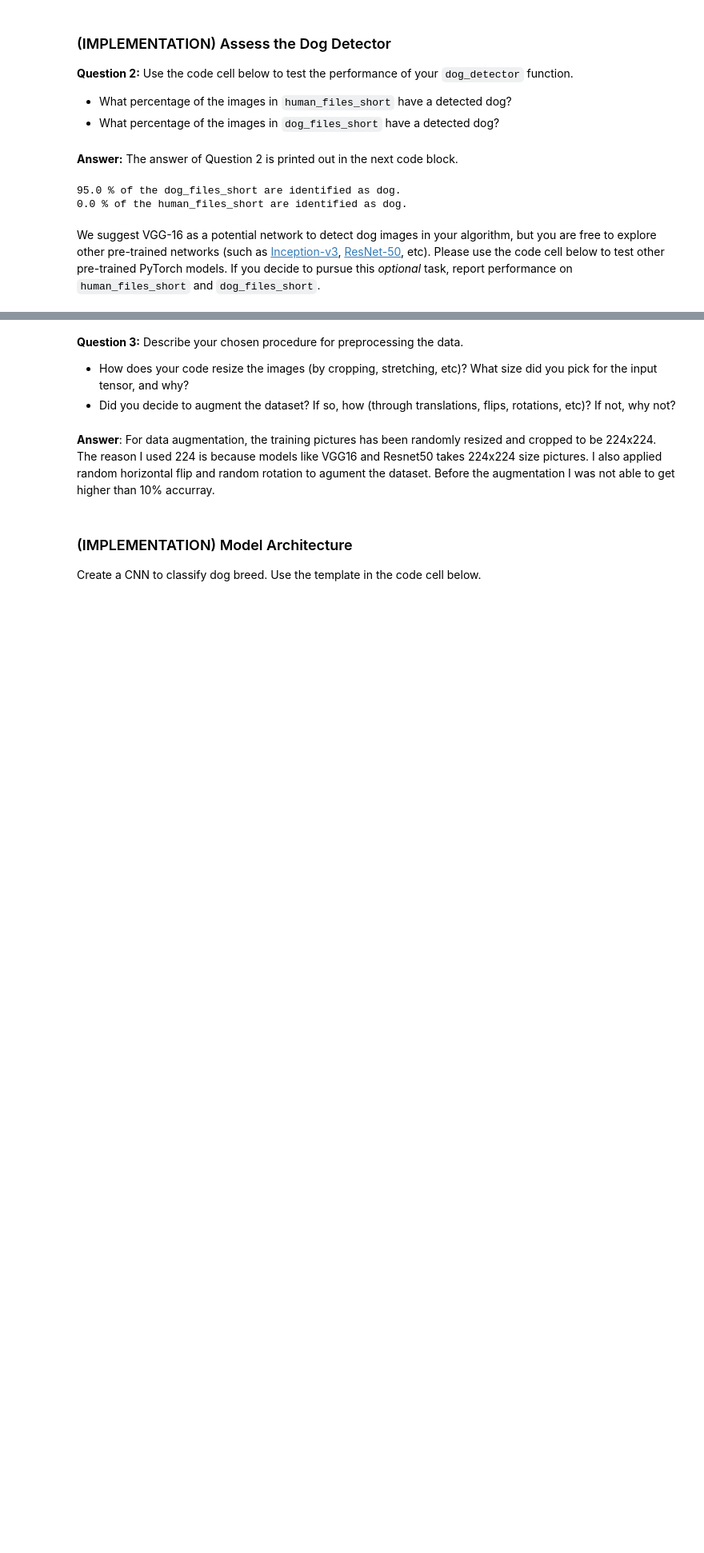
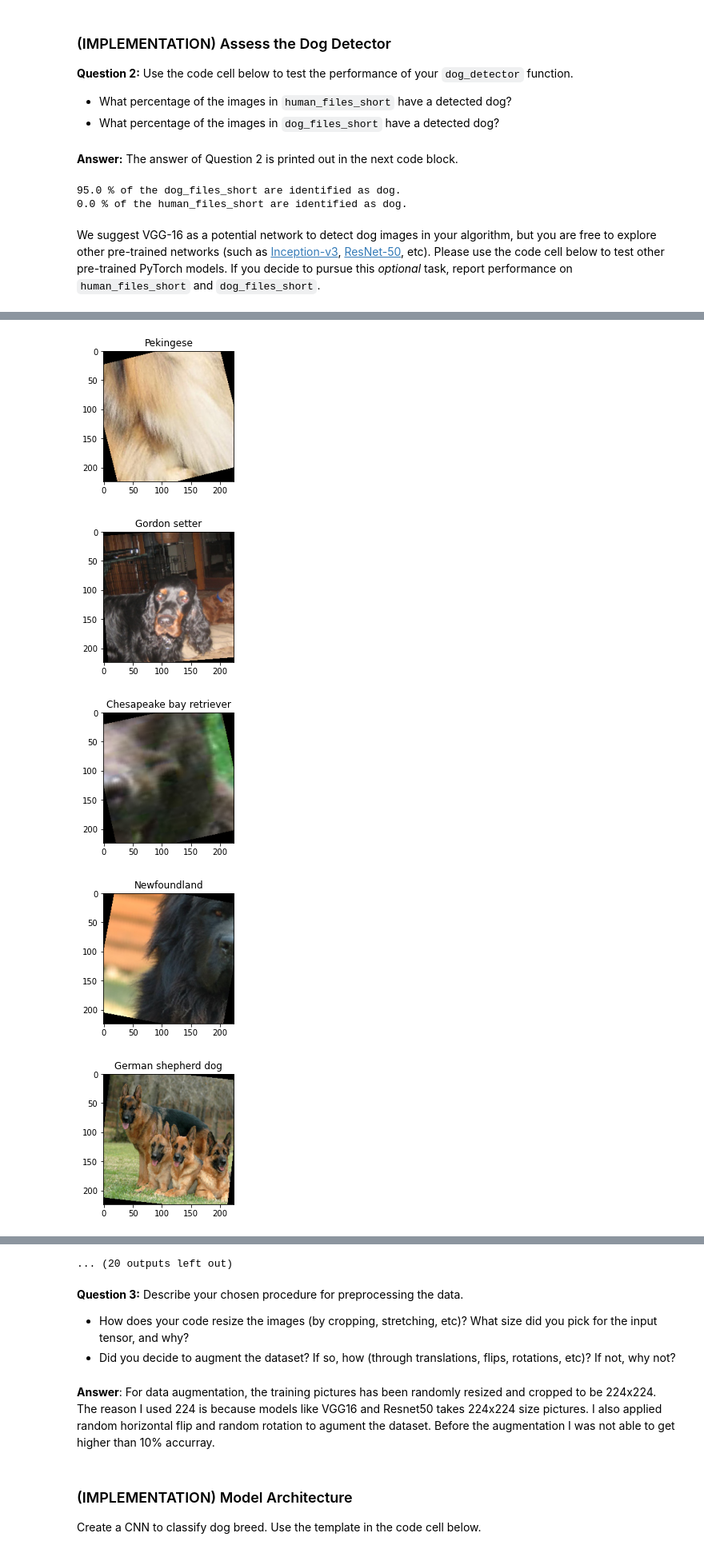
Before and after one commit to HanChao1992/deep-learning-v2-pytorch, a Jupyter notebook: project-dog-classification/dog_app.ipynb, the cells around one changed output, grey strips where cells are left out. Shown at 80% size. Drawn from its saved outputs; the diff is of its cells as text; code cells hidden in the pictures; blank space fills up the shorter version.

```diff
--- a/project-dog-classification/dog_app.ipynb
+++ b/project-dog-classification/dog_app.ipynb
@@ -356,3 +356,22 @@ loaders_scratch = {
     'test': test_loader,
     'valid': valid_loader
 }
+# %%
+inputs, classes = next(iter(loaders_scratch['train']))
+class_names = [item[4:].replace("_", " ") for item in train_data.classes]
+for image, label in zip(inputs, classes):
+    image = image.to("cpu").clone().detach()
+    image = image.numpy().squeeze()
+    image = image.transpose(1,2,0)
+    image = image * np.array((0.229, 0.224, 0.225)) + np.array((0.485, 0.456, 0.406))
+    image = image.clip(0, 1)
+
+    fig = plt.figure(figsize=(12,3))
+    plt.imshow(image)
+    plt.title(class_names[label])
+# %% [output]
+[figure, added]
+[figure, added]
+[figure, added]
+[figure, added]
+[figure, added]
@@ -359,3 +385,4 @@ loaders_scratch = {
+... (20 outputs left out)
 # %% [markdown]
 **Question 3:** Describe your chosen procedure for preprocessing the data.
 - How does your code resize the images (by cropping, stretching, etc)?  What size did you pick for the input tensor, and why?
```
Also changed, not shown: parts of 3 cells of this notebook.
